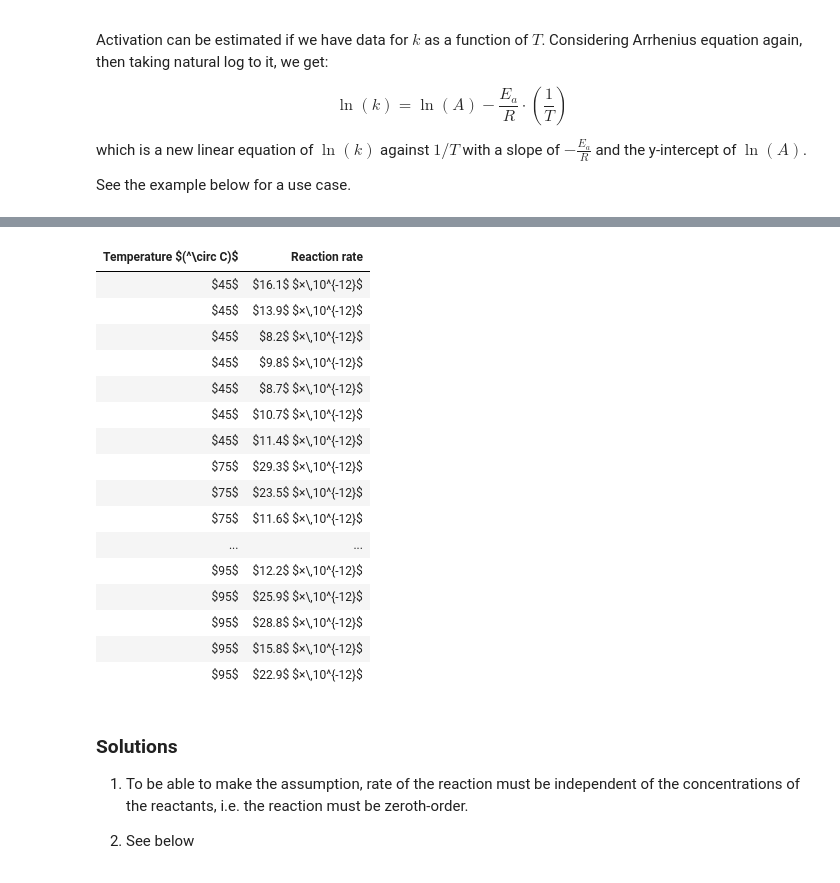
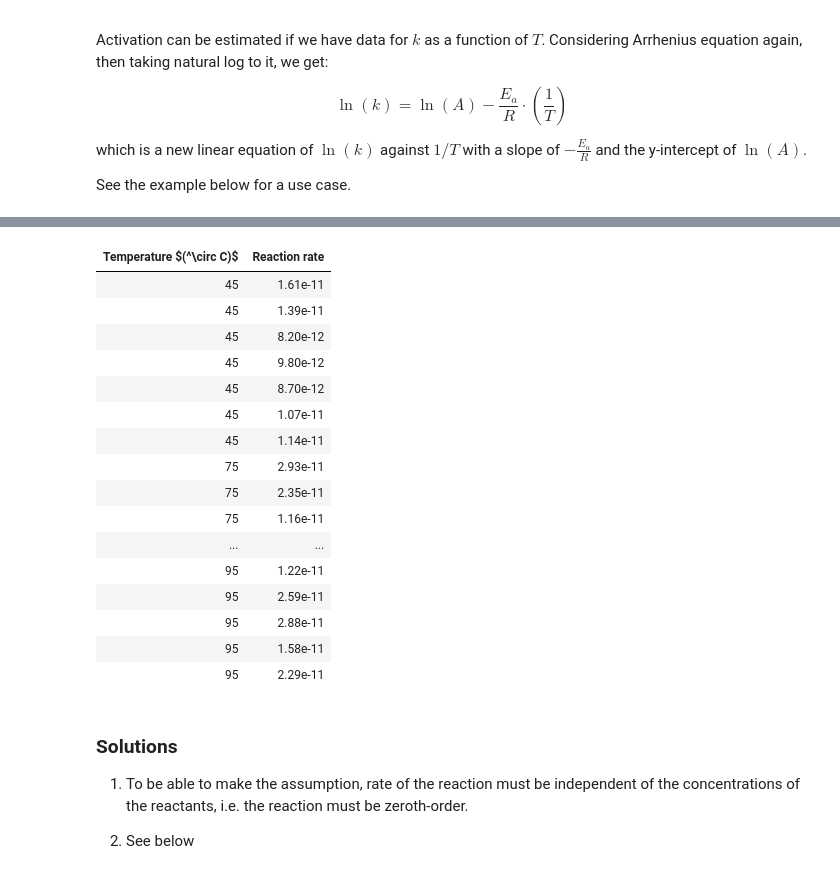
Before and after one commit to primer-computational-mathematics/book, a Jupyter notebook: notebooks/d_geosciences/Low-Temperature Geochemistry/Arrhenius_Equation.ipynb, the cells around one changed output, grey strips where cells are left out. Drawn from its saved outputs; the diff is of its cells as text; code cells hidden in the pictures.

```diff
--- a/notebooks/d_geosciences/Low-Temperature Geochemistry/Arrhenius_Equation.ipynb
+++ b/notebooks/d_geosciences/Low-Temperature Geochemistry/Arrhenius_Equation.ipynb
@@ -62,36 +81,39 @@ The key data are summarised in the following table; you will see that 3 temperat
 # %%
 # creating a DataFrame
 # rate of reaction for each T and all trials (not times 10^-12 yet)
 rate_45C = [16.1, 13.9, 8.2, 9.8, 8.7, 10.7, 11.4]
 rate_75C = [29.3, 23.5, 11.6, 20.2, 16.5, 13.9, 23.2, 24.3]
 rate_95C = [19.6, 24.5, 32.8, 12.2, 25.9, 28.8, 15.8, 22.9]
-rate_all = np.array([f"${r}$ " + "$×\,10^{-12}$" for r in (rate_45C + rate_75C + rate_95C)])
-T_all = np.array(["$45$" for i in range(len(rate_45C))] + ["$75$" for i in range(len(rate_75C))] + ["$95$" for i in range(len(rate_95C))])
+rate_all = np.array([r*10**-12 for r in (rate_45C + rate_75C + rate_95C)])
+T_all = np.array([45 for i in range(len(rate_45C))] + [75 for i in range(len(rate_75C))] + [95 for i in range(len(rate_95C))])
 
 dict = {'Temperature $(^\circ C)$' : T_all,
         'Reaction rate' : rate_all}
 df = pd.DataFrame(dict)
 
+df.loc[:, 'Temperature $(^\circ C)$'] = df['Temperature $(^\circ C)$'].map('{:g}'.format)
+df.loc[:, 'Reaction rate'] = df['Reaction rate'].map('{:.2e}'.format)
+
 # displaying the DataFrame
 display(df.style.hide_index())
 # %% [output]
 | Temperature $(^\circ C)$ | Reaction rate |
-| $45$ | $16.1$ $×\,10^{-12}$ |
-| $45$ | $13.9$ $×\,10^{-12}$ |
-| $45$ | $8.2$ $×\,10^{-12}$ |
-| $45$ | $9.8$ $×\,10^{-12}$ |
-| $45$ | $8.7$ $×\,10^{-12}$ |
-| $45$ | $10.7$ $×\,10^{-12}$ |
-| $45$ | $11.4$ $×\,10^{-12}$ |
-| $75$ | $29.3$ $×\,10^{-12}$ |
-| $75$ | $23.5$ $×\,10^{-12}$ |
-| $75$ | $11.6$ $×\,10^{-12}$ |
+| 45 | 1.61e-11 |
+| 45 | 1.39e-11 |
+| 45 | 8.20e-12 |
+| 45 | 9.80e-12 |
+| 45 | 8.70e-12 |
+| 45 | 1.07e-11 |
+| 45 | 1.14e-11 |
+| 75 | 2.93e-11 |
+| 75 | 2.35e-11 |
+| 75 | 1.16e-11 |
 | ... | ... |
-| $95$ | $12.2$ $×\,10^{-12}$ |
-| $95$ | $25.9$ $×\,10^{-12}$ |
-| $95$ | $28.8$ $×\,10^{-12}$ |
-| $95$ | $15.8$ $×\,10^{-12}$ |
-| $95$ | $22.9$ $×\,10^{-12}$ |
+| 95 | 1.22e-11 |
+| 95 | 2.59e-11 |
+| 95 | 2.88e-11 |
+| 95 | 1.58e-11 |
+| 95 | 2.29e-11 |
 # %% [markdown]
 ### Solutions
 
```
Also changed, not shown: parts of 5 cells of this notebook, 11 other files.
